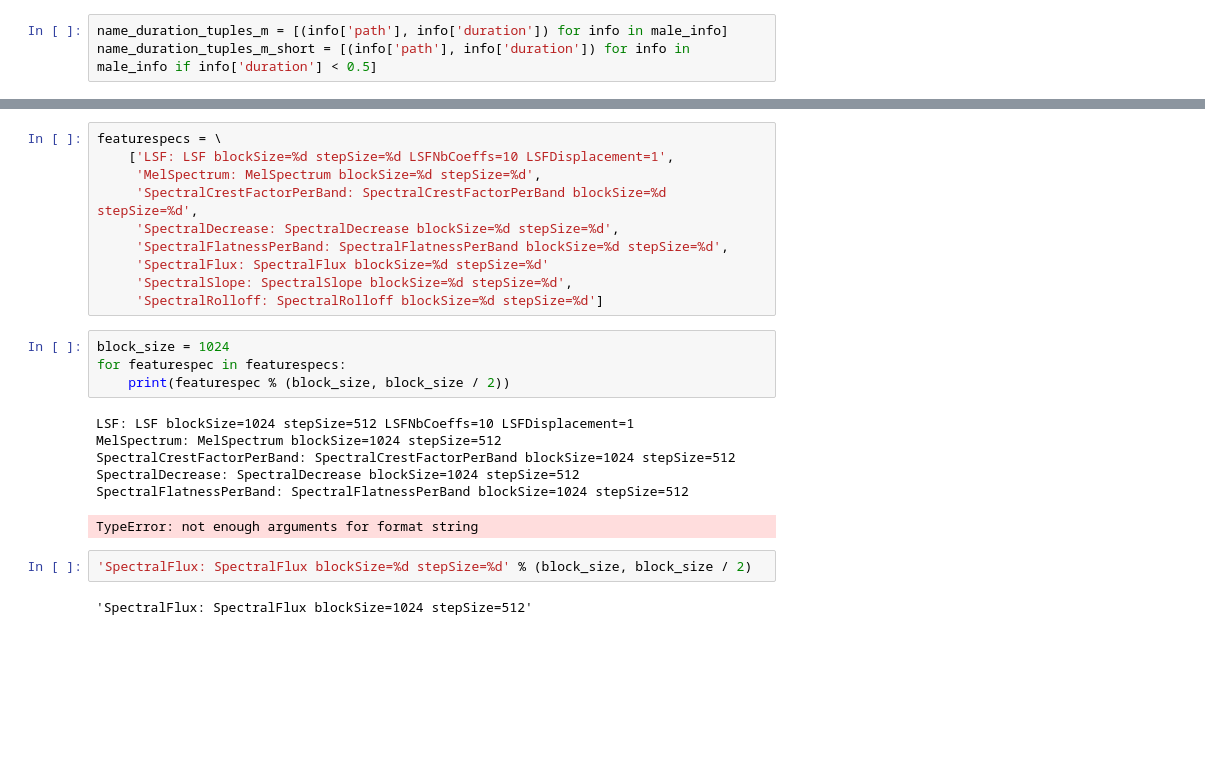
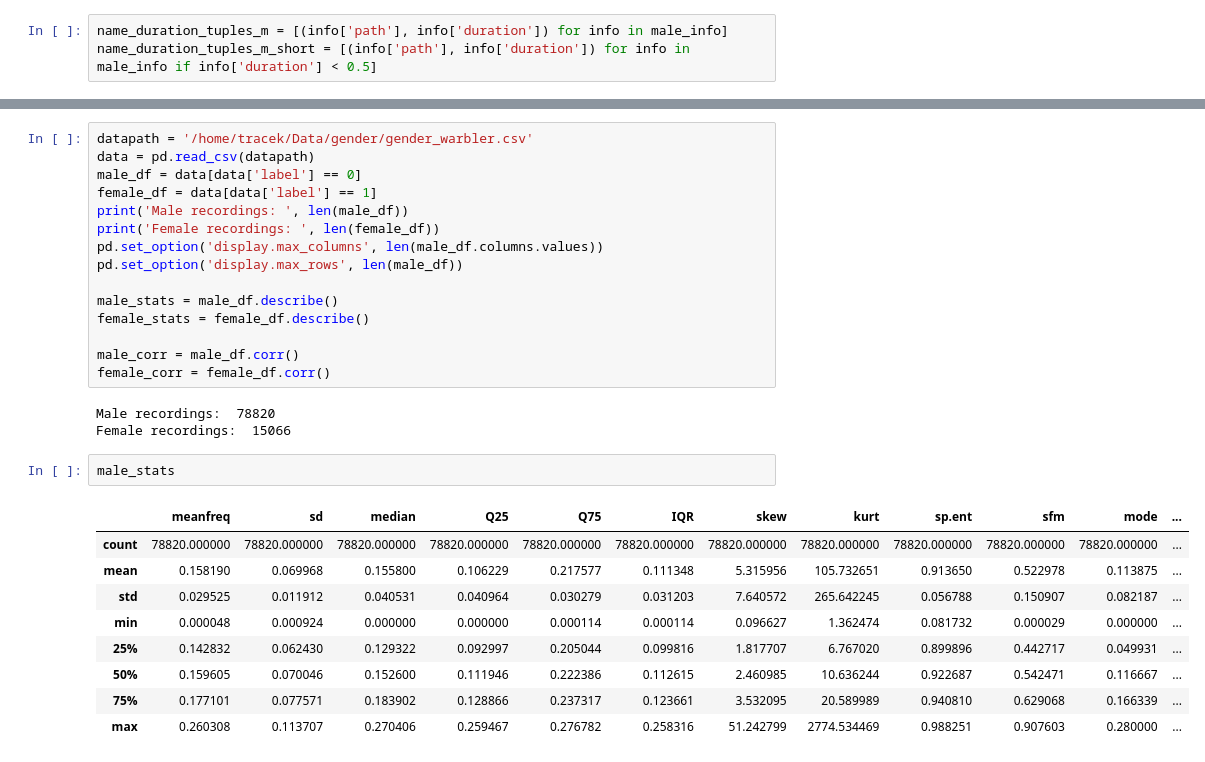
Before and after one commit to RSPB/mfmodel, a Jupyter notebook: data_analysis.ipynb, the cells around one changed output, grey strips where cells are left out. Cells and saved outputs as stored; diff of their text form; blank space fills up the shorter version.

Commit message:
analysis, refactoring, more options

```diff
--- a/data_analysis.ipynb
+++ b/data_analysis.ipynb
@@ -68,25 +81,30 @@ len(name_duration_tuples_m_short)
-# %%
-featurespecs = \
-    ['LSF: LSF blockSize=%d stepSize=%d LSFNbCoeffs=10 LSFDisplacement=1',
-     'MelSpectrum: MelSpectrum blockSize=%d stepSize=%d',
-     'SpectralCrestFactorPerBand: SpectralCrestFactorPerBand blockSize=%d stepSize=%d',
-     'SpectralDecrease: SpectralDecrease blockSize=%d stepSize=%d',
-     'SpectralFlatnessPerBand: SpectralFlatnessPerBand blockSize=%d stepSize=%d',
-     'SpectralFlux: SpectralFlux blockSize=%d stepSize=%d'
-     'SpectralSlope: SpectralSlope blockSize=%d stepSize=%d',
-     'SpectralRolloff: SpectralRolloff blockSize=%d stepSize=%d']
-# %%
-block_size = 1024
-for featurespec in featurespecs:
-    print(featurespec % (block_size, block_size / 2))
-# %% [output]
-LSF: LSF blockSize=1024 stepSize=512 LSFNbCoeffs=10 LSFDisplacement=1
-MelSpectrum: MelSpectrum blockSize=1024 stepSize=512
-SpectralCrestFactorPerBand: SpectralCrestFactorPerBand blockSize=1024 stepSize=512
-SpectralDecrease: SpectralDecrease blockSize=1024 stepSize=512
-SpectralFlatnessPerBand: SpectralFlatnessPerBand blockSize=1024 stepSize=512
-TypeError: not enough arguments for format string
-# %%
-'SpectralFlux: SpectralFlux blockSize=%d stepSize=%d' % (block_size, block_size / 2)
-# %% [output]
-'SpectralFlux: SpectralFlux blockSize=1024 stepSize=512'
+# %%
+datapath = '/home/tracek/Data/gender/gender_warbler.csv'
+data = pd.read_csv(datapath)
+male_df = data[data['label'] == 0]
+female_df = data[data['label'] == 1]
+print('Male recordings: ', len(male_df))
+print('Female recordings: ', len(female_df))
+pd.set_option('display.max_columns', len(male_df.columns.values))
+pd.set_option('display.max_rows', len(male_df))
+
+male_stats = male_df.describe()
+female_stats = female_df.describe()
+
+male_corr = male_df.corr()
+female_corr = female_df.corr()
+# %% [output]
+Male recordings:  78820
+Female recordings:  15066
+# %%
+male_stats
+# %% [output]
+|  | meanfreq | sd | median | Q25 | Q75 | IQR | skew | kurt | sp.ent | sfm | mode | ... |
+| count | 78820.000000 | 78820.000000 | 78820.000000 | 78820.000000 | 78820.000000 | 78820.000000 | 78820.000000 | 78820.000000 | 78820.000000 | 78820.000000 | 78820.000000 | ... |
+| mean | 0.158190 | 0.069968 | 0.155800 | 0.106229 | 0.217577 | 0.111348 | 5.315956 | 105.732651 | 0.913650 | 0.522978 | 0.113875 | ... |
+| std | 0.029525 | 0.011912 | 0.040531 | 0.040964 | 0.030279 | 0.031203 | 7.640572 | 265.642245 | 0.056788 | 0.150907 | 0.082187 | ... |
+| min | 0.000048 | 0.000924 | 0.000000 | 0.000000 | 0.000114 | 0.000114 | 0.096627 | 1.362474 | 0.081732 | 0.000029 | 0.000000 | ... |
+| 25% | 0.142832 | 0.062430 | 0.129322 | 0.092997 | 0.205044 | 0.099816 | 1.817707 | 6.767020 | 0.899896 | 0.442717 | 0.049931 | ... |
+| 50% | 0.159605 | 0.070046 | 0.152600 | 0.111946 | 0.222386 | 0.112615 | 2.460985 | 10.636244 | 0.922687 | 0.542471 | 0.116667 | ... |
+| 75% | 0.177101 | 0.077571 | 0.183902 | 0.128866 | 0.237317 | 0.123661 | 3.532095 | 20.589989 | 0.940810 | 0.629068 | 0.166339 | ... |
+| max | 0.260308 | 0.113707 | 0.270406 | 0.259467 | 0.276782 | 0.258316 | 51.242799 | 2774.534469 | 0.988251 | 0.907603 | 0.280000 | ... |
```
Also changed, not shown: parts of 7 cells of this notebook, 4 other files.
